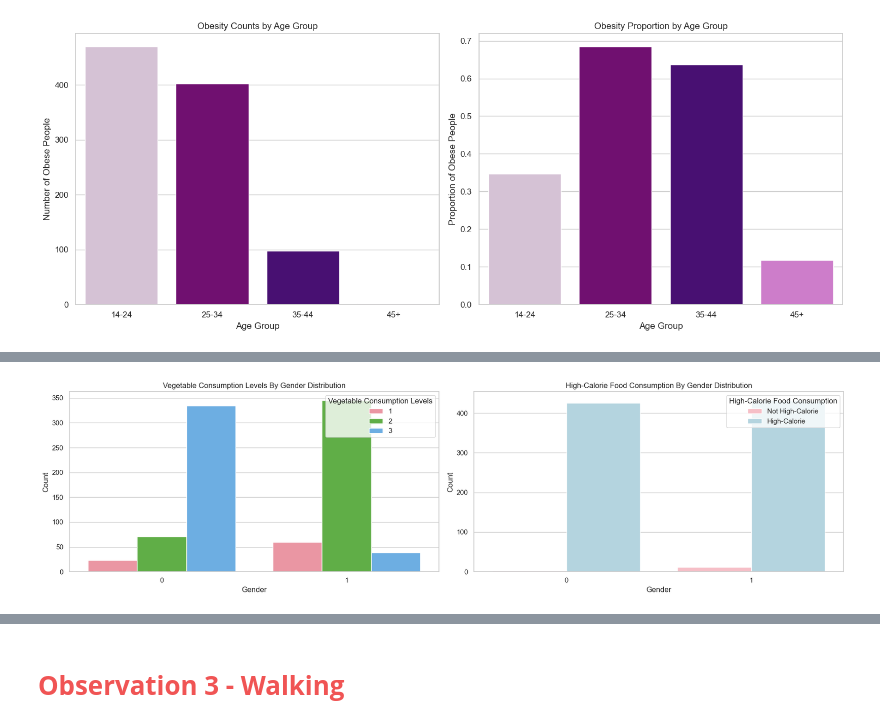
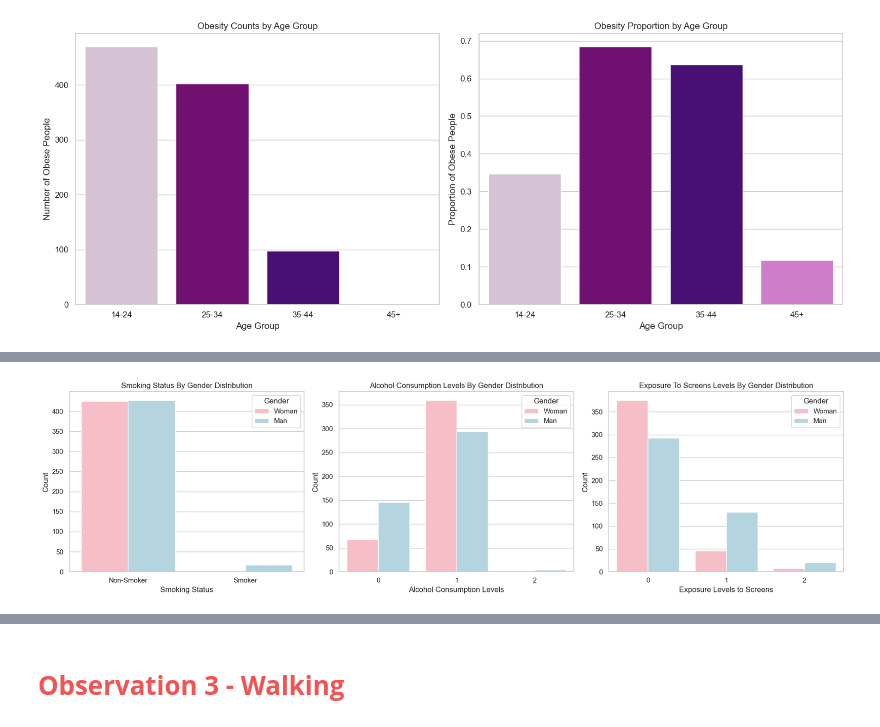
Before and after one commit to omeysi1/project1, a Jupyter notebook: project.ipynb, the cells around one changed output, grey strips where cells are left out. Drawn from its saved outputs; the diff is of its cells as text; code cells hidden in the pictures.

```diff
--- a/project.ipynb
+++ b/project.ipynb
@@ -404,30 +359,39 @@ plt.show()
-# %%
-# Filter data for age up to 34 and diagnosed with obesity
-filtered_data = ob_df[(ob_df['Age'] <= 34) & (ob_df['NObeyesdad'] == 1)]
-
-# Plotting the graphs side by side
-plt.figure(figsize=(18, 5))
-
-# Barplot 1: Vegetable consumption levels
-plt.subplot(1, 2, 1)
-vegetable_counts = filtered_data.groupby(['Gender', 'FCVC']).size().reset_index(name='count')
-sns.barplot(x='Gender', y='count', hue='FCVC', data=vegetable_counts)
-plt.title('Vegetable Consumption Levels By Gender Distribution')
-plt.xlabel('Gender')
-plt.ylabel('Count')
-plt.legend(title='Vegetable Consumption Levels', loc='upper right')
-
-# Barplot 2: High-calorie food consumption
-plt.subplot(1, 2, 2)
-calorie_counts = filtered_data.groupby(['Gender', 'FAVC']).size().reset_index(name='count')
-calorie_counts['FAVC'] = calorie_counts['FAVC'].map({0: 'Not High-Calorie', 1: 'High-Calorie'})
-sns.barplot(x='Gender', y='count', hue='FAVC', data=calorie_counts)
-plt.title('High-Calorie Food Consumption By Gender Distribution')
-plt.xlabel('Gender')
-plt.ylabel('Count')
-plt.legend(title='High-Calorie Food Consumption', loc='upper right')
-
-plt.tight_layout()
-plt.show()
-# %% [output]
-[figure, removed]
+# %%
+# Plotting the graphs side by side
+plt.figure(figsize=(18, 5))
+
+# Barplot 1: Smoking status
+plt.subplot(1, 3, 1)
+smoking_counts = filtered_data.groupby(['SMOKE', 'Gender']).size().reset_index(name='count')
+smoking_counts['SMOKE'] = smoking_counts['SMOKE'].map({0: 'Non-Smoker', 1: 'Smoker'})
+sns.barplot(x='SMOKE', y='count', hue='Gender', data=smoking_counts)
+plt.title('Smoking Status By Gender Distribution')
+plt.xlabel('Smoking Status')
+plt.ylabel('Count')
+plt.legend(title='Gender', loc='upper right')
+plt.gca().legend(handles, ['Woman', 'Man'], title='Gender', loc='upper right')
+
+# Barplot 2: Alcohol consumption levels
+plt.subplot(1, 3, 2)
+alcohol_counts = filtered_data.groupby(['CALC', 'Gender']).size().reset_index(name='count')
+sns.barplot(x='CALC', y='count', hue='Gender', data=alcohol_counts)
+plt.title('Alcohol Consumption Levels By Gender Distribution')
+plt.xlabel('Alcohol Consumption Levels')
+plt.ylabel('Count')
+plt.legend(title='Gender', loc='upper right')
+plt.gca().legend(handles, ['Woman', 'Man'], title='Gender', loc='upper right')
+
+# Barplot 3: Levels of exposure to screens
+plt.subplot(1, 3, 3)
+screens_counts = filtered_data.groupby(['TUE', 'Gender']).size().reset_index(name='count')
+sns.barplot(x='TUE', y='count', hue='Gender', data=screens_counts)
+plt.title('Exposure To Screens Levels By Gender Distribution')
+plt.xlabel('Exposure Levels to Screens')
+plt.ylabel('Count')
+plt.legend(title='Gender', loc='upper right')
+plt.gca().legend(handles, ['Woman', 'Man'], title='Gender', loc='upper right')
+
+plt.tight_layout()
+plt.show()
+# %% [output]
+[figure, added]
```
Also changed, not shown: parts of 2 cells of this notebook.
